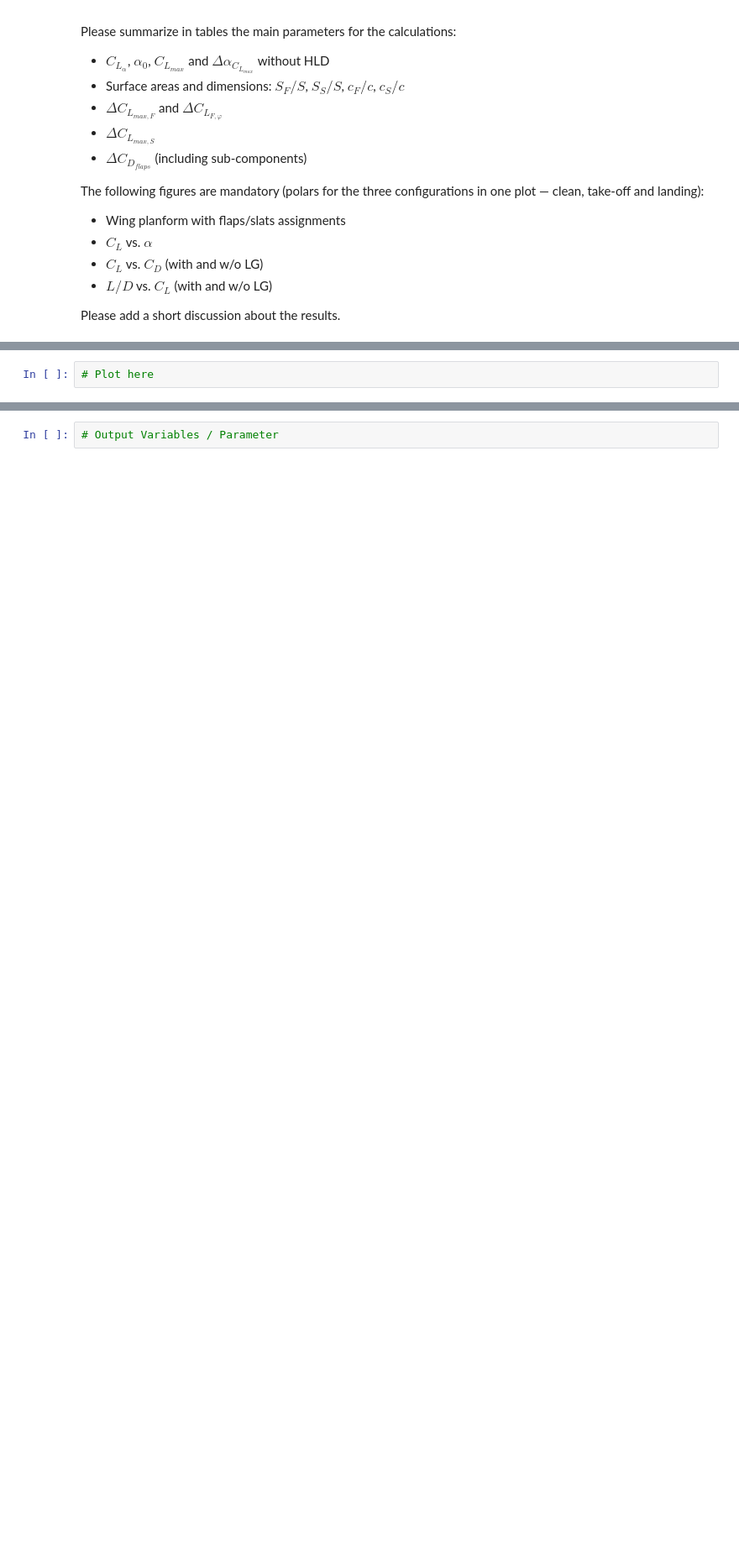
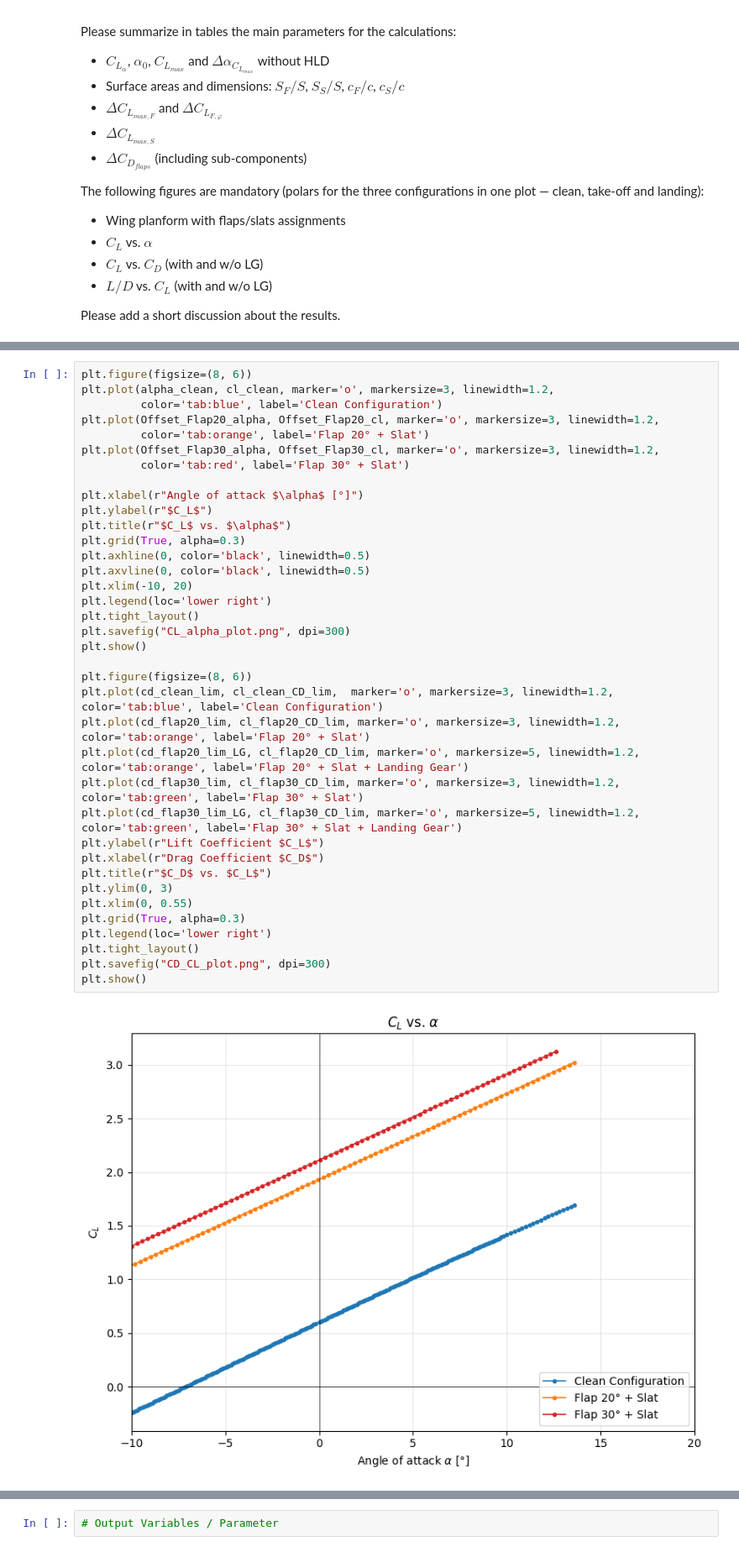
Before and after one commit to MatthiasFrenzl/TUW-AircraftDesign2-SS2026, a Jupyter notebook: Code/Aircraft Design 2 - Calculations - Group 1 - SS2026.ipynb, the cells around one changed output, grey strips where cells are left out. Shown at 84% size. Drawn from its saved outputs; the diff is of its cells as text; blank space fills up the shorter version.

Commit message:
Added the High lift devices

```diff
--- a/Code/Aircraft Design 2 - Calculations - Group 1 - SS2026.ipynb
+++ b/Code/Aircraft Design 2 - Calculations - Group 1 - SS2026.ipynb
@@ -1411,2 +1161,39 @@ m_f          = 3.9450 kg/s
 # %%
-# Plot here
+plt.figure(figsize=(8, 6))
+plt.plot(alpha_clean, cl_clean, marker='o', markersize=3, linewidth=1.2,
+         color='tab:blue', label='Clean Configuration')
+plt.plot(Offset_Flap20_alpha, Offset_Flap20_cl, marker='o', markersize=3, linewidth=1.2,
+         color='tab:orange', label='Flap 20° + Slat')
+plt.plot(Offset_Flap30_alpha, Offset_Flap30_cl, marker='o', markersize=3, linewidth=1.2,
+         color='tab:red', label='Flap 30° + Slat')
+
+plt.xlabel(r"Angle of attack $\alpha$ [°]")
+plt.ylabel(r"$C_L$")
+plt.title(r"$C_L$ vs. $\alpha$")
+plt.grid(True, alpha=0.3)
+plt.axhline(0, color='black', linewidth=0.5)
+plt.axvline(0, color='black', linewidth=0.5)
+plt.xlim(-10, 20)
+plt.legend(loc='lower right')
+plt.tight_layout()
+plt.savefig("CL_alpha_plot.png", dpi=300)
+plt.show()
+
+plt.figure(figsize=(8, 6))
+plt.plot(cd_clean_lim, cl_clean_CD_lim,  marker='o', markersize=3, linewidth=1.2, color='tab:blue', label='Clean Configuration')
+plt.plot(cd_flap20_lim, cl_flap20_CD_lim, marker='o', markersize=3, linewidth=1.2, color='tab:orange', label='Flap 20° + Slat')
+plt.plot(cd_flap20_lim_LG, cl_flap20_CD_lim, marker='o', markersize=5, linewidth=1.2, color='tab:orange', label='Flap 20° + Slat + Landing Gear')
+plt.plot(cd_flap30_lim, cl_flap30_CD_lim, marker='o', markersize=3, linewidth=1.2, color='tab:green', label='Flap 30° + Slat')
+plt.plot(cd_flap30_lim_LG, cl_flap30_CD_lim, marker='o', markersize=5, linewidth=1.2, color='tab:green', label='Flap 30° + Slat + Landing Gear')
+plt.ylabel(r"Lift Coefficient $C_L$")
+plt.xlabel(r"Drag Coefficient $C_D$")
+plt.title(r"$C_D$ vs. $C_L$")
+plt.ylim(0, 3)
+plt.xlim(0, 0.55)
+plt.grid(True, alpha=0.3)
+plt.legend(loc='lower right')
+plt.tight_layout()
+plt.savefig("CD_CL_plot.png", dpi=300)
+plt.show()
+# %% [output]
+[figure, added]
```
Also changed, not shown: parts of 6 cells of this notebook, 6 other files.
